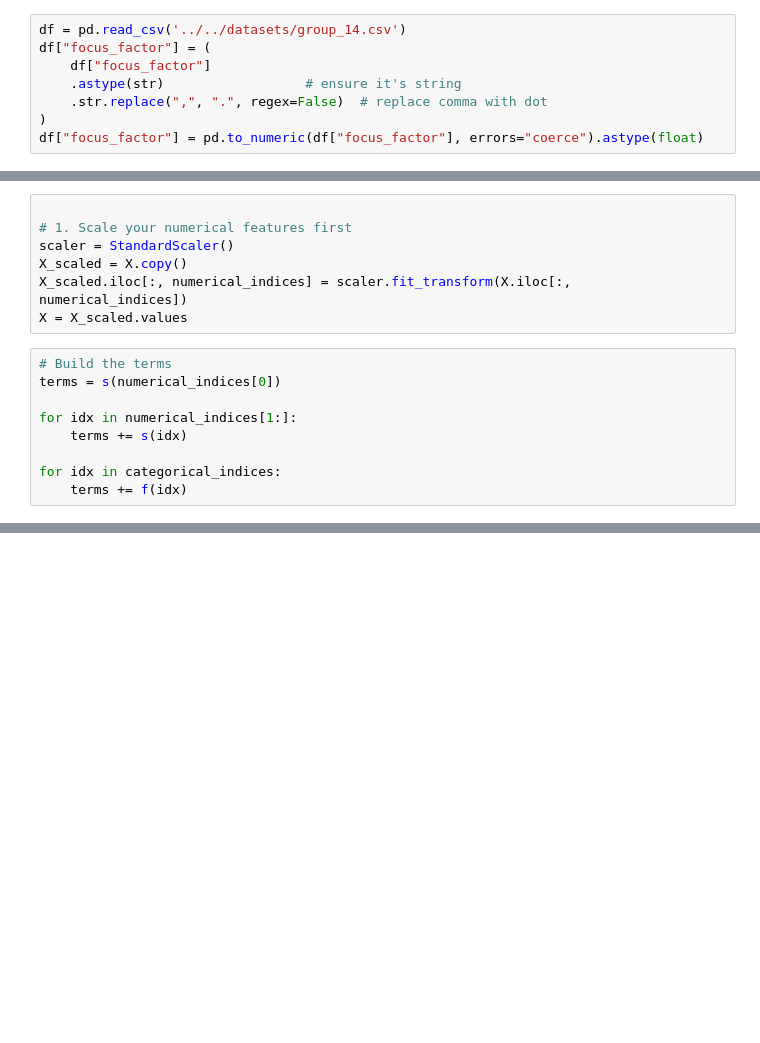
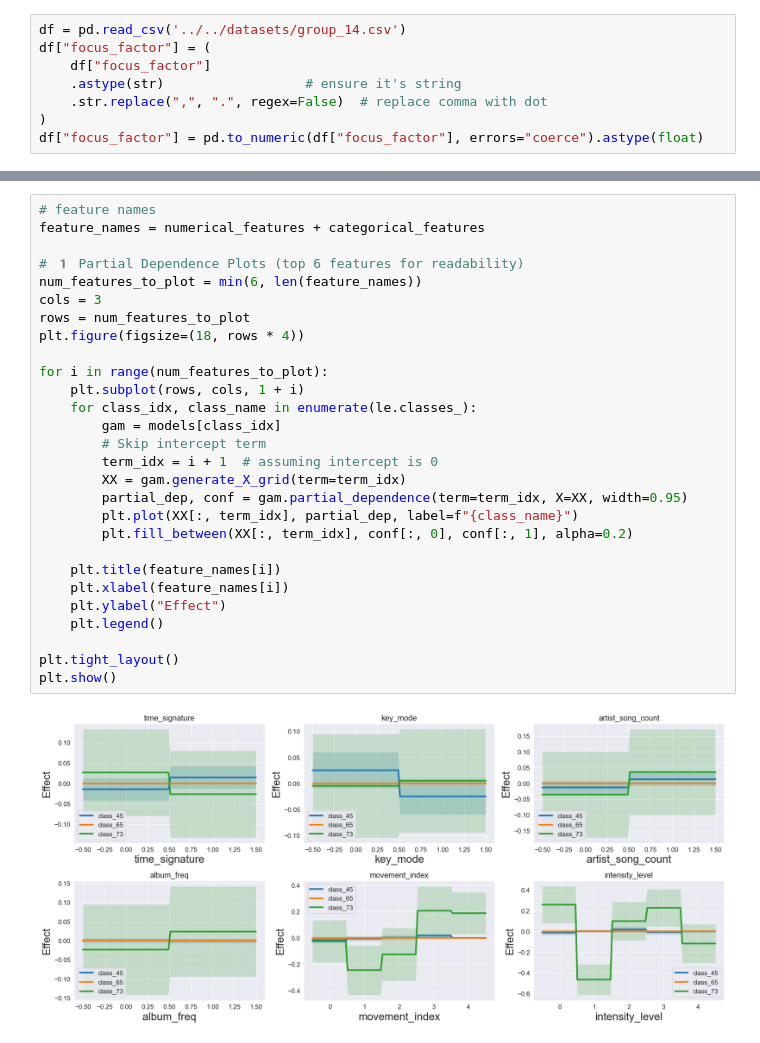
Before and after one commit to EnMiaoYe/APRAU_DEN_C_1211905_1211613_1030058, a Jupyter notebook: src/gam/gam.ipynb, the cells around one changed output, grey strips where cells are left out. Drawn from its saved outputs; the diff is of its cells as text; blank space fills up the shorter version.

```diff
--- a/src/gam/gam.ipynb
+++ b/src/gam/gam.ipynb
@@ -94,18 +78,2 @@ X = data_set.drop(columns=["target_class"])
 categorical_indices = [X.columns.get_loc(col) for col in categorical_features if col in X.columns]
 numerical_indices = [X.columns.get_loc(col) for col in numerical_features if col in X.columns]
-# %%
-
-# 1. Scale your numerical features first
-scaler = StandardScaler()
-X_scaled = X.copy()
-X_scaled.iloc[:, numerical_indices] = scaler.fit_transform(X.iloc[:, numerical_indices])
-X = X_scaled.values
-# %%
-# Build the terms
-terms = s(numerical_indices[0])
-
-for idx in numerical_indices[1:]:
-    terms += s(idx)
-
-for idx in categorical_indices:
-    terms += f(idx)
@@ -188,0 +333,30 @@ Model 2 completed!
+# %%
+# feature names
+feature_names = numerical_features + categorical_features
+
+# 1️ Partial Dependence Plots (top 6 features for readability)
+num_features_to_plot = min(6, len(feature_names))
+cols = 3
+rows = num_features_to_plot
+plt.figure(figsize=(18, rows * 4))
+
+for i in range(num_features_to_plot):
+    plt.subplot(rows, cols, 1 + i)
+    for class_idx, class_name in enumerate(le.classes_):
+        gam = models[class_idx]
+        # Skip intercept term
+        term_idx = i + 1  # assuming intercept is 0
+        XX = gam.generate_X_grid(term=term_idx)
+        partial_dep, conf = gam.partial_dependence(term=term_idx, X=XX, width=0.95)
+        plt.plot(XX[:, term_idx], partial_dep, label=f"{class_name}")
+        plt.fill_between(XX[:, term_idx], conf[:, 0], conf[:, 1], alpha=0.2)
+
+    plt.title(feature_names[i])
+    plt.xlabel(feature_names[i])
+    plt.ylabel("Effect")
+    plt.legend()
+
+plt.tight_layout()
+plt.show()
+# %% [output]
+[figure, added]
```
Also changed, not shown: parts of 10 cells of this notebook.
